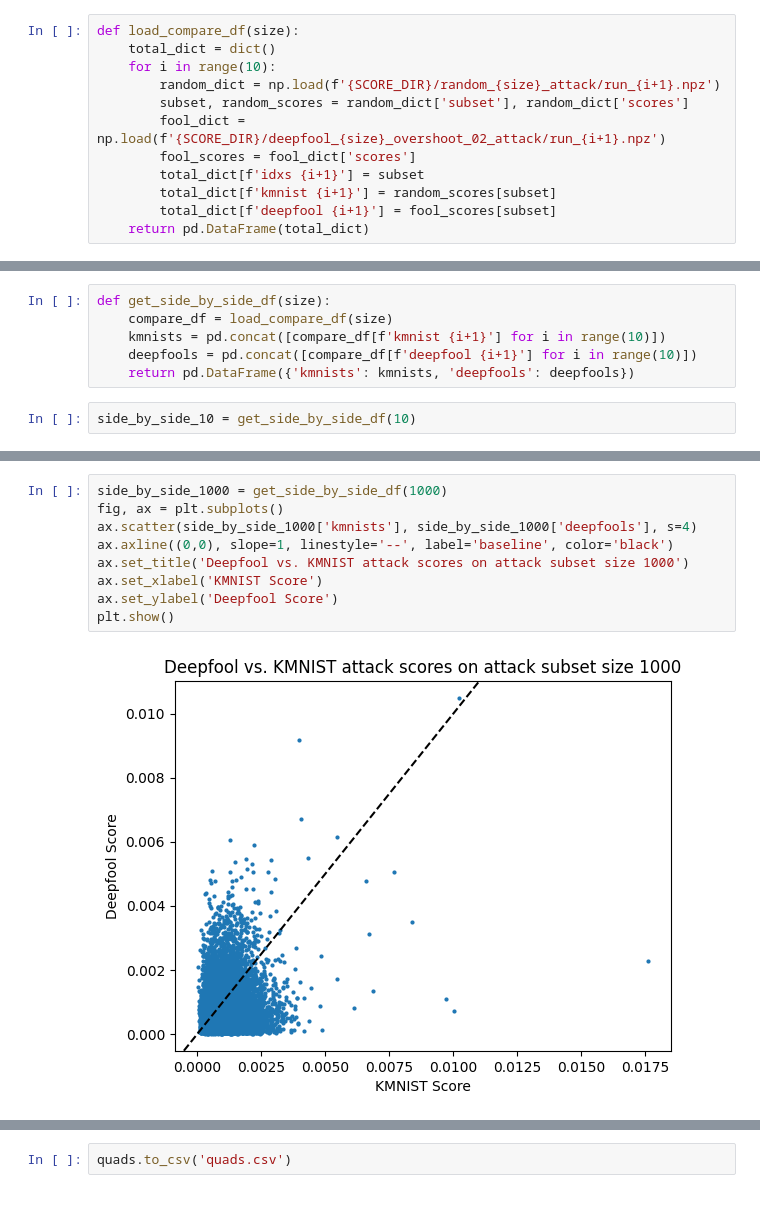
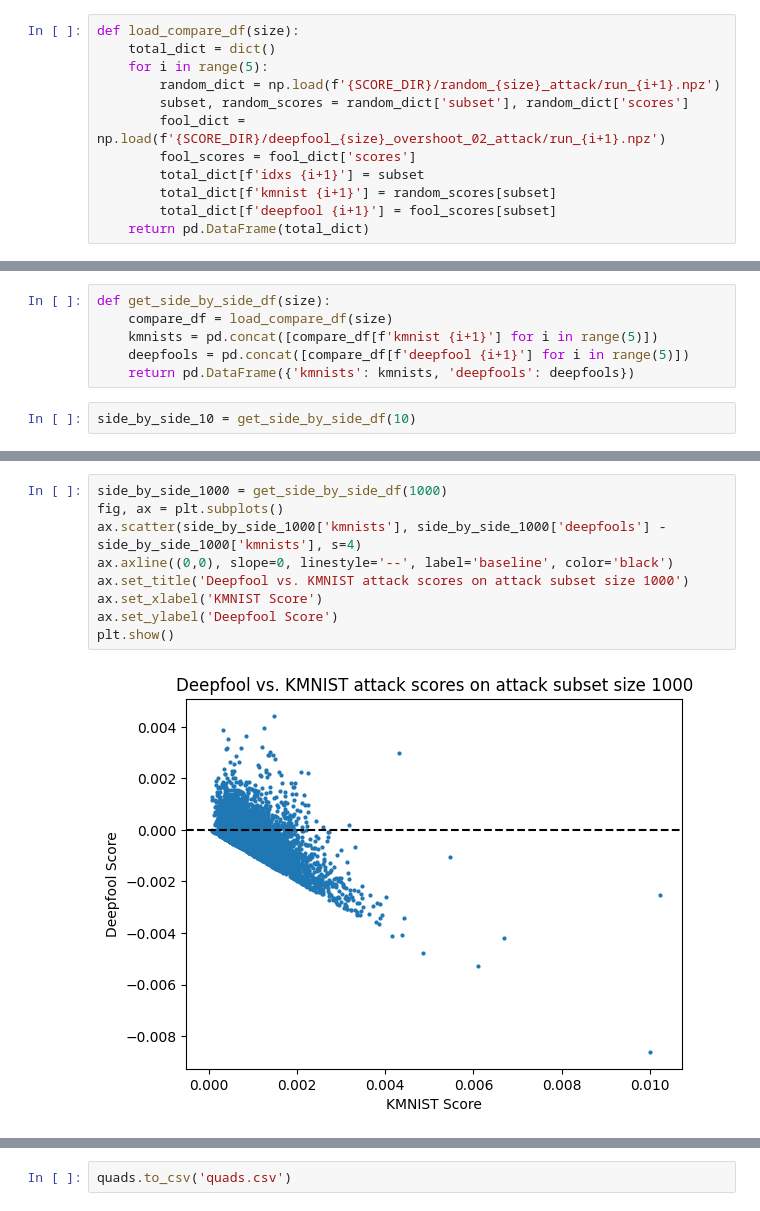
Before and after one commit to tuedo2/deepfool-memorization, a Jupyter notebook: attack_analysis.ipynb, the cells around one changed output, grey strips where cells are left out. Saved outputs shown, nothing was run; the diff lists cells and outputs as text.

```diff
--- a/attack_analysis.ipynb
+++ b/attack_analysis.ipynb
@@ -99,7 +103,7 @@ plt.show()
 # %%
 def load_compare_df(size):
     total_dict = dict()
-    for i in range(10):
+    for i in range(5):
         random_dict = np.load(f'{SCORE_DIR}/random_{size}_attack/run_{i+1}.npz')
         subset, random_scores = random_dict['subset'], random_dict['scores']
         fool_dict = np.load(f'{SCORE_DIR}/deepfool_{size}_overshoot_02_attack/run_{i+1}.npz')
@@ -113,8 +117,8 @@ compare_df = load_compare_df(10)
 # %%
 def get_side_by_side_df(size):
     compare_df = load_compare_df(size)
-    kmnists = pd.concat([compare_df[f'kmnist {i+1}'] for i in range(10)])
-    deepfools = pd.concat([compare_df[f'deepfool {i+1}'] for i in range(10)])
+    kmnists = pd.concat([compare_df[f'kmnist {i+1}'] for i in range(5)])
+    deepfools = pd.concat([compare_df[f'deepfool {i+1}'] for i in range(5)])
     return pd.DataFrame({'kmnists': kmnists, 'deepfools': deepfools})
 # %%
 side_by_side_10 = get_side_by_side_df(10)
@@ -153,14 +157,14 @@ plt.show()
 # %%
 side_by_side_1000 = get_side_by_side_df(1000)
 fig, ax = plt.subplots()
-ax.scatter(side_by_side_1000['kmnists'], side_by_side_1000['deepfools'], s=4)
-ax.axline((0,0), slope=1, linestyle='--', label='baseline', color='black')
+ax.scatter(side_by_side_1000['kmnists'], side_by_side_1000['deepfools'] - side_by_side_1000['kmnists'], s=4)
+ax.axline((0,0), slope=0, linestyle='--', label='baseline', color='black')
 ax.set_title('Deepfool vs. KMNIST attack scores on attack subset size 1000')
 ax.set_xlabel('KMNIST Score')
 ax.set_ylabel('Deepfool Score')
 plt.show()
 # %% [output]
-[figure, old version]
+[figure, new version]
 # %%
 sizes = [10, 100, 500, 1000]
 quads = pd.DataFrame()
```
Also changed, not shown: parts of 16 cells of this notebook, 7 other files.
